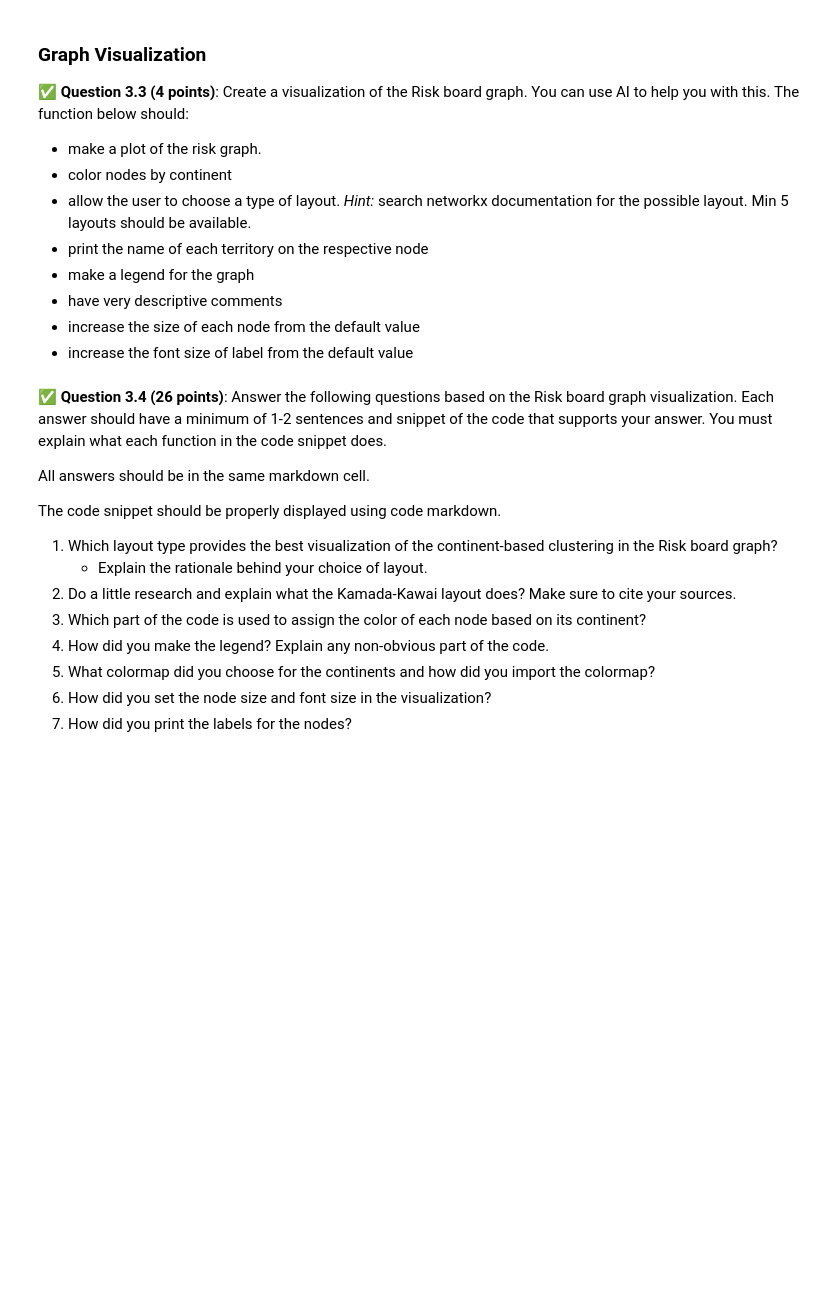
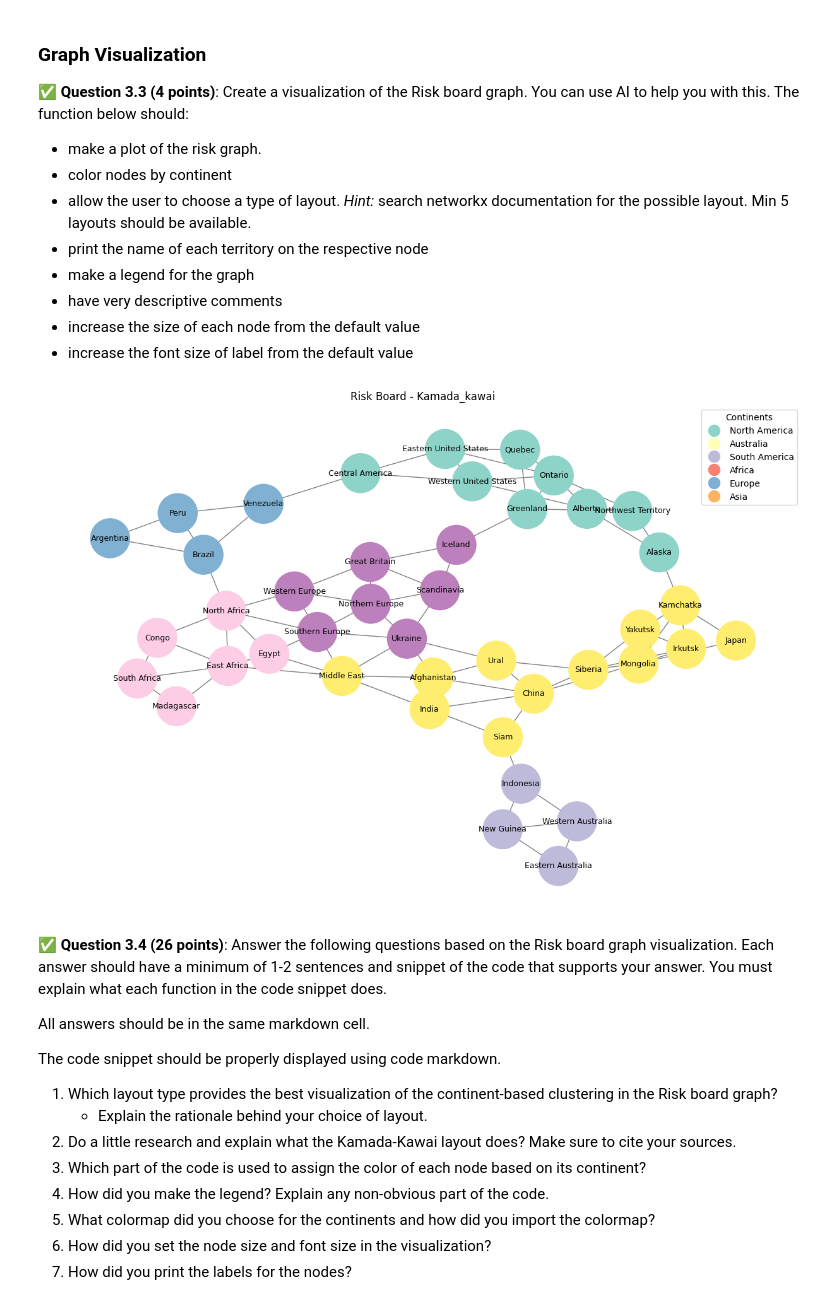
Before and after one commit to yashikaadesai/CMSE202-S25-turnin, a Jupyter notebook: hw-02/HW02_Part2-Risk-SS25-STUDENT.ipynb, the cells around one changed output. Cells and saved outputs as stored; diff of their text form; code cells hidden in the pictures; blank space fills up the shorter version.

```diff
--- a/hw-02/HW02_Part2-Risk-SS25-STUDENT.ipynb
+++ b/hw-02/HW02_Part2-Risk-SS25-STUDENT.ipynb
@@ -114,19 +162,42 @@ G = create_risk_graph(risk_territories)
 - have very descriptive comments
 - increase the size of each node from the default value
 - increase the font size of label from the default value
-# %%
-def visualize_risk_graph(G):
-    """
-    Create a visualization of the Risk board graph with continents colored differently.
-
-    Parameters:
-        G (nx.Graph): NetworkX graph of the Risk board
-    """
-    # Your code here
-    pass
-
-# Visualize the graph
-visualize_risk_graph(G)
+# %%
+def visualize_risk_graph(G,layout_type='spring_layout'):
+    """
+    Create a visualization of the Risk board graph with continents colored differently.
+
+    Parameters:
+        G (nx.Graph): NetworkX graph of the Risk board
+    """
+        #these are the available layout options for graph visualization
+    layouts = {'spring': nx.spring_layout(G, seed=42),'circular': nx.circular_layout(G),'kamada_kawai': nx.kamada_kawai_layout(G),'random': nx.random_layout(G),'shell': nx.shell_layout(G)}
+    pos = layouts.get(layout_type, nx.spring_layout(G, seed=42))
+    continents = {G.nodes[node]['continent'] for node in G.nodes}
+    color_map = {continent: i for i, continent in enumerate(continents)}
+    node_colors = [color_map[G.nodes[node]['continent']] for node in G.nodes]
+    plt.figure(figsize=(12, 8))
+
+    nx.draw(
+        G, pos,
+        with_labels=True,
+        node_color=node_colors,
+        cmap=plt.cm.Set3,
+        node_size=2000,
+        edge_color="gray",
+        font_size=9
+    )
+    legend_labels = {color_map[c]: c for c in continents}
+    legend_patches = [plt.Line2D([0], [0], marker='o', color='w', markersize=15, markerfacecolor=plt.cm.Set3(i))
+                      for i in legend_labels.keys()]
+    plt.legend(legend_patches, legend_labels.values(), title="Continents", loc="upper right")
+
+    plt.title(f"Risk Board - {layout_type.capitalize()}")
+    plt.show()
+
+visualize_risk_graph(G,layout_type='kamada_kawai')
+# %% [output]
+[figure, added]
 # %% [markdown]
 &#9989; **Question 3.4 (26 points)**: Answer the following questions based on the Risk board graph visualization. Each answer should have a minimum of 1-2 sentences and snippet of the code that supports your answer. You must explain what each function in the code snippet does.
 
```
Also changed, not shown: parts of 5 cells of this notebook.
